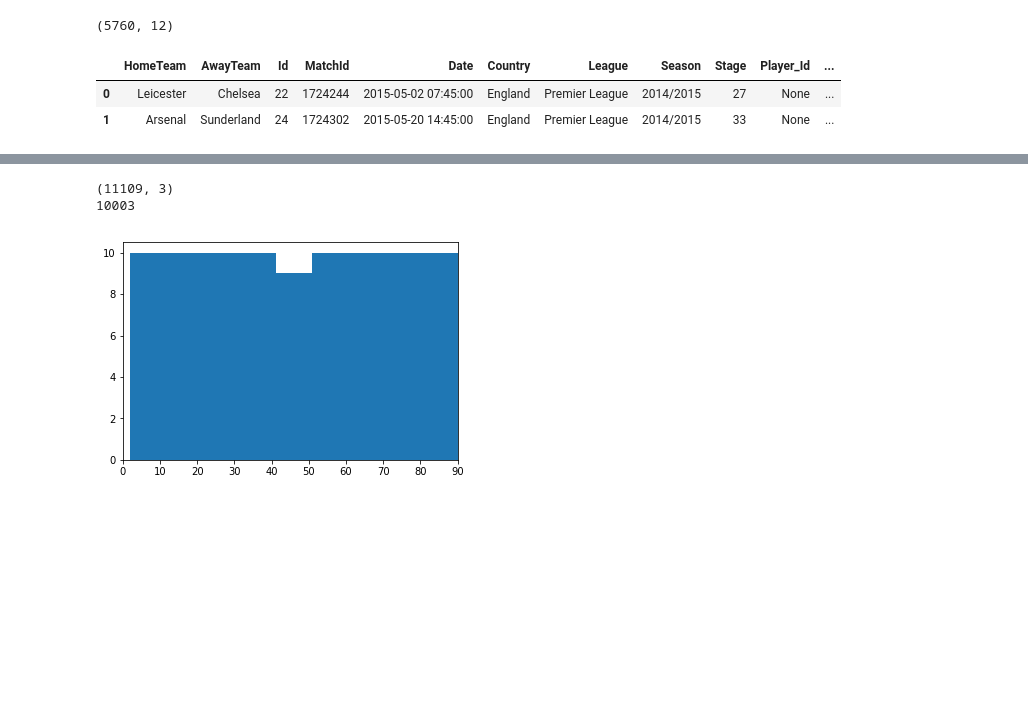
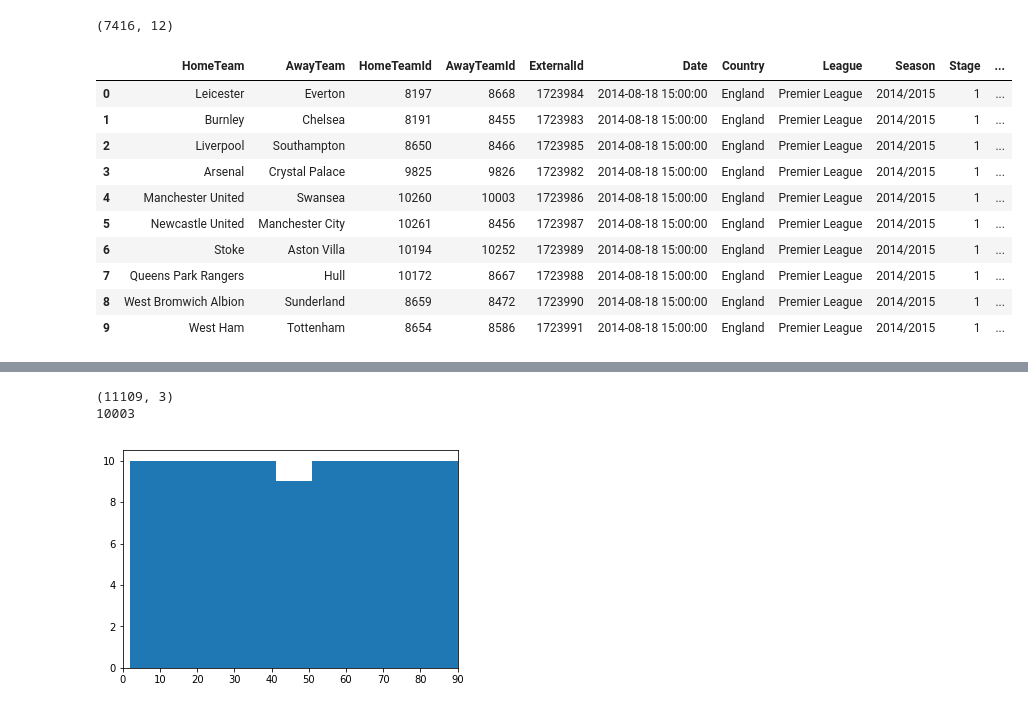
Before and after one commit to mararrdeveloper/football-data-collection, a Jupyter notebook: DataScience/FootballData.ipynb, the cells around one changed output, grey strips where cells are left out. Drawn from its saved outputs; the diff is of its cells as text; code cells hidden in the pictures; blank space fills up the shorter version.

Commit message:
Selection improved for home and away team id

```diff
--- a/DataScience/FootballData.ipynb
+++ b/DataScience/FootballData.ipynb
@@ -10,28 +10,36 @@ conn = pyodbc.connect("Driver={SQL Server Native Client 11.0};"
 #conn = pymssql.connect(server="localhost", user="",password="", port=63642)  # You can lookup the port number inside SQL server.
 # %%
 #Matches select
-stmt = """SELECT  Teams.FullName as HomeTeam, Teams2.FullName as AwayTeam, Teams.Id
-	  ,[Matches].ExternalId as MatchId
+stmt = """SELECT  Teams.FullName as HomeTeam, Teams2.FullName as AwayTeam,
+        Teams.ExternalId as HomeTeamId, Teams2.ExternalId as AwayTeamId
+	  ,[Matches].ExternalId as ExternalId
       ,[Date]
       ,[Country]
       ,[League]
       ,[Season]
       ,[Stage]
-      ,[Player_Id]
       ,[AwayTeam_Id]
       ,[HomeTeam_Id]
 FROM  [FootballData].[dbo].[Matches]
 LEFT JOIN [Teams] ON Matches.HomeTeam_Id = Teams.Id
 LEFT JOIN [Teams] as Teams2 ON Matches.AwayTeam_Id = Teams2.Id"""
 # Excute Query here
 df_matches = pd.read_sql(stmt,conn)
 print(df_matches.shape)
-df_matches.head(2)
+df_matches.head(10)
 # %% [output]
-(5760, 12)
+(7416, 12)
-|  | HomeTeam | AwayTeam | Id | MatchId | Date | Country | League | Season | Stage | Player_Id | ... |
-| 0 | Leicester | Chelsea | 22 | 1724244 | 2015-05-02 07:45:00 | England | Premier League | 2014/2015 | 27 | None | ... |
-| 1 | Arsenal | Sunderland | 24 | 1724302 | 2015-05-20 14:45:00 | England | Premier League | 2014/2015 | 33 | None | ... |
+|  | HomeTeam | AwayTeam | HomeTeamId | AwayTeamId | ExternalId | Date | Country | League | Season | Stage | ... |
+| 0 | Leicester | Everton | 8197 | 8668 | 1723984 | 2014-08-18 15:00:00 | England | Premier League | 2014/2015 | 1 | ... |
+| 1 | Burnley | Chelsea | 8191 | 8455 | 1723983 | 2014-08-18 15:00:00 | England | Premier League | 2014/2015 | 1 | ... |
+| 2 | Liverpool | Southampton | 8650 | 8466 | 1723985 | 2014-08-18 15:00:00 | England | Premier League | 2014/2015 | 1 | ... |
+| 3 | Arsenal | Crystal Palace | 9825 | 9826 | 1723982 | 2014-08-18 15:00:00 | England | Premier League | 2014/2015 | 1 | ... |
+| 4 | Manchester United | Swansea | 10260 | 10003 | 1723986 | 2014-08-18 15:00:00 | England | Premier League | 2014/2015 | 1 | ... |
+| 5 | Newcastle United | Manchester City | 10261 | 8456 | 1723987 | 2014-08-18 15:00:00 | England | Premier League | 2014/2015 | 1 | ... |
+| 6 | Stoke | Aston Villa | 10194 | 10252 | 1723989 | 2014-08-18 15:00:00 | England | Premier League | 2014/2015 | 1 | ... |
+| 7 | Queens Park Rangers | Hull | 10172 | 8667 | 1723988 | 2014-08-18 15:00:00 | England | Premier League | 2014/2015 | 1 | ... |
+| 8 | West Bromwich Albion | Sunderland | 8659 | 8472 | 1723990 | 2014-08-18 15:00:00 | England | Premier League | 2014/2015 | 1 | ... |
+| 9 | West Ham | Tottenham | 8654 | 8586 | 1723991 | 2014-08-18 15:00:00 | England | Premier League | 2014/2015 | 1 | ... |
 # %%
 #Corners select
 stmt = "SELECT * FROM Corners"
```
Also changed, not shown: parts of 6 cells of this notebook.
